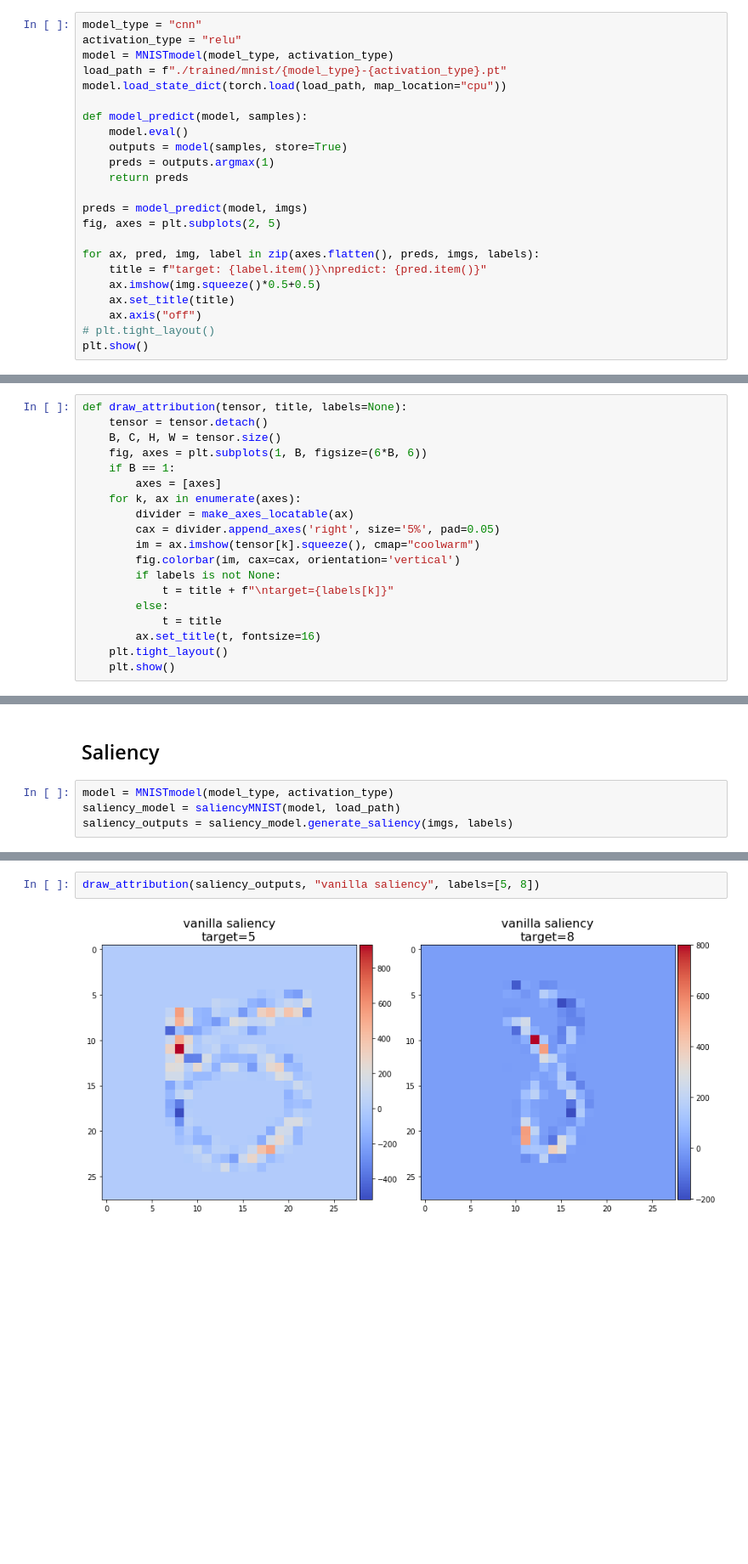
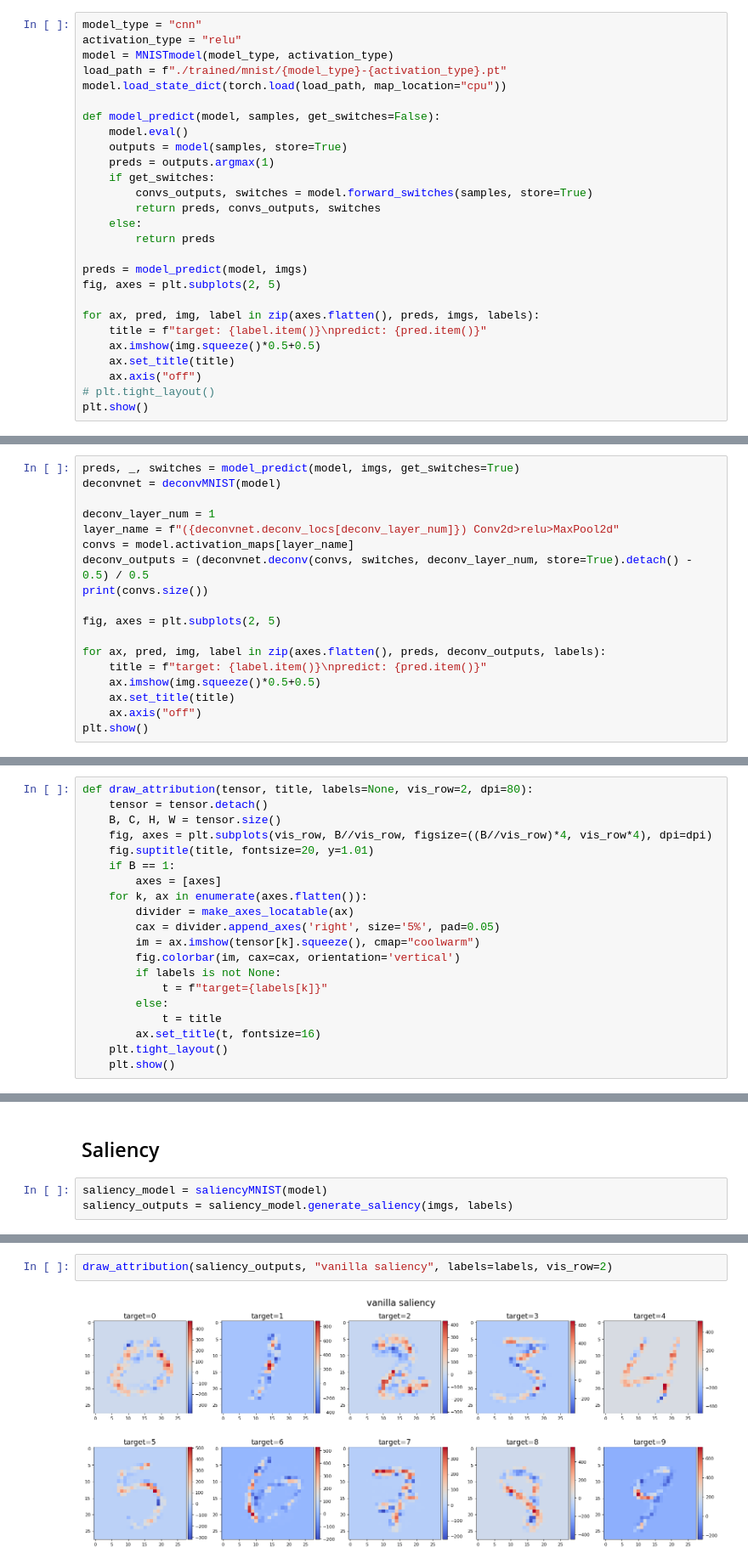
Before and after one commit to simonjisu/XAI, a Jupyter notebook: XAI.ipynb, the cells around one changed output, grey strips where cells are left out. Shown at 85% size. Drawn from its saved outputs; the diff is of its cells as text; blank space fills up the shorter version.

```diff
--- a/XAI.ipynb
+++ b/XAI.ipynb
@@ -78,11 +78,15 @@ model = MNISTmodel(model_type, activation_type)
 load_path = f"./trained/mnist/{model_type}-{activation_type}.pt"
 model.load_state_dict(torch.load(load_path, map_location="cpu"))
 
-def model_predict(model, samples):
+def model_predict(model, samples, get_switches=False):
     model.eval()
     outputs = model(samples, store=True)
     preds = outputs.argmax(1)
-    return preds
+    if get_switches:
+        convs_outputs, switches = model.forward_switches(samples, store=True)
+        return preds, convs_outputs, switches
+    else:
+        return preds
 
 preds = model_predict(model, imgs)
 fig, axes = plt.subplots(2, 5)
@@ -316,0 +182,18 @@ KeyError: 0
+# %%
+preds, _, switches = model_predict(model, imgs, get_switches=True)
+deconvnet = deconvMNIST(model)
+
+deconv_layer_num = 1
+layer_name = f"({deconvnet.deconv_locs[deconv_layer_num]}) Conv2d>relu>MaxPool2d"
+convs = model.activation_maps[layer_name]
+deconv_outputs = (deconvnet.deconv(convs, switches, deconv_layer_num, store=True).detach() - 0.5) / 0.5
+print(convs.size())
+
+fig, axes = plt.subplots(2, 5)
+
+for ax, pred, img, label in zip(axes.flatten(), preds, deconv_outputs, labels):
+    title = f"target: {label.item()}\npredict: {pred.item()}"
+    ax.imshow(img.squeeze()*0.5+0.5)
+    ax.set_title(title)
+    ax.axis("off")
+plt.show()
@@ -333,19 +219,20 @@ tensor([0.1278])
 # %% [markdown]
 ## LRP
 # %%
-def draw_attribution(tensor, title, labels=None):
+def draw_attribution(tensor, title, labels=None, vis_row=2, dpi=80):
     tensor = tensor.detach()
     B, C, H, W = tensor.size()
-    fig, axes = plt.subplots(1, B, figsize=(6*B, 6))
+    fig, axes = plt.subplots(vis_row, B//vis_row, figsize=((B//vis_row)*4, vis_row*4), dpi=dpi)
+    fig.suptitle(title, fontsize=20, y=1.01)
     if B == 1:
         axes = [axes]
-    for k, ax in enumerate(axes):
+    for k, ax in enumerate(axes.flatten()):
         divider = make_axes_locatable(ax)
         cax = divider.append_axes('right', size='5%', pad=0.05)
         im = ax.imshow(tensor[k].squeeze(), cmap="coolwarm")
         fig.colorbar(im, cax=cax, orientation='vertical')
         if labels is not None:
-            t = title + f"\ntarget={labels[k]}"
+            t = f"target={labels[k]}"
         else:
             t = title
         ax.set_title(t, fontsize=16)
@@ -365,6 +249,5 @@ draw_attribution(lrp_outputs, "lrp", labels=[5, 8])
 # %% [markdown]
 ## Saliency
 # %%
-model = MNISTmodel(model_type, activation_type)
-saliency_model = saliencyMNIST(model, load_path)
+saliency_model = saliencyMNIST(model)
 saliency_outputs = saliency_model.generate_saliency(imgs, labels)
@@ -373,4 +254,4 @@ saliency_outputs = saliency_model.generate_saliency(imgs, labels)
 # %%
-draw_attribution(saliency_outputs, "vanilla saliency", labels=[5, 8])
+draw_attribution(saliency_outputs, "vanilla saliency", labels=labels, vis_row=2)
 # %% [output]
-[figure, old version]
+[figure, new version]
```
Also changed, not shown: parts of 47 cells of this notebook, 15 other files.
